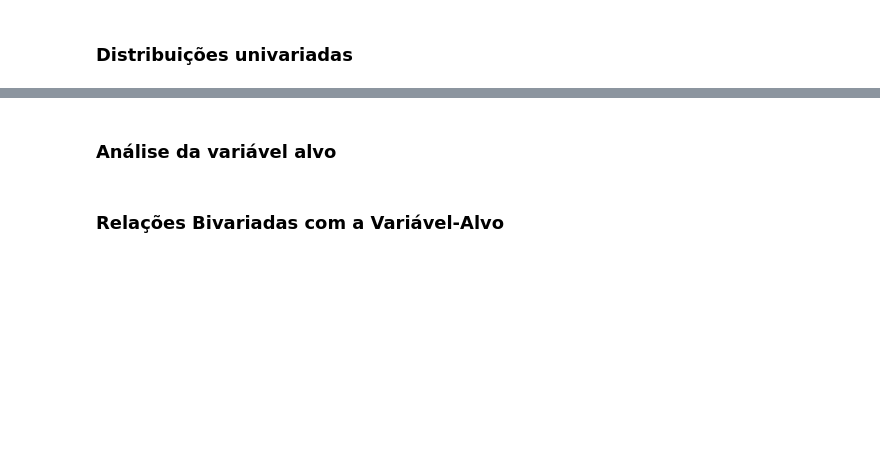
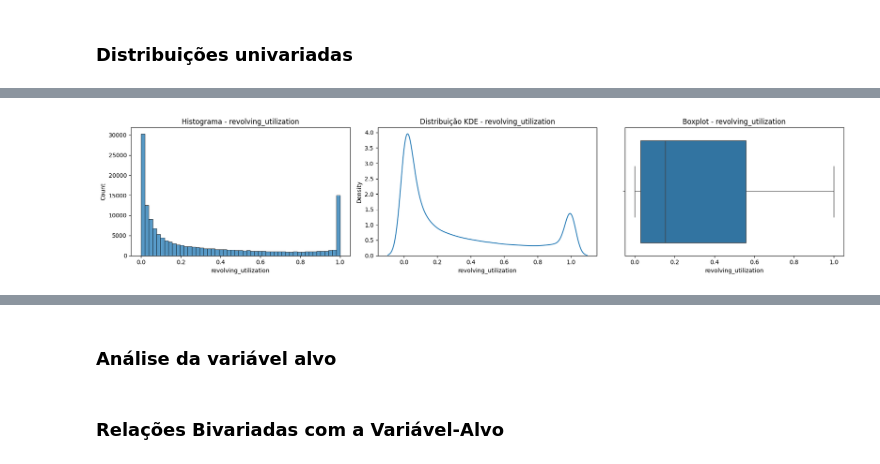
Before and after one commit to eduardoemf/credit-risk-classifier, a Jupyter notebook: notebooks/02_analise_exploratoria.ipynb, the cells around one changed output, grey strips where cells are left out. Cells and saved outputs as stored; diff of their text form; code cells hidden in the pictures; blank space fills up the shorter version.

```diff
--- a/notebooks/02_analise_exploratoria.ipynb
+++ b/notebooks/02_analise_exploratoria.ipynb
@@ -39,0 +160,47 @@ df =
+# %%
+# Função auxiliar para gerar os gráficos de análise para variáveis contínuas
+
+def plot_continuous(df, column):
+    """
+    Gera visualizações para análise de uma variável contínua.
+
+    A função cria três gráficos lado a lado para a coluna especificada:
+    um histograma, um gráfico de densidade (KDE) e um boxplot, auxiliando
+    na análise da distribuição dos dados.
+
+    Args:
+        df (pandas.DataFrame): DataFrame contendo os dados.
+        column (str): Nome da coluna numérica a ser analisada.
+
+    Returns:
+        None: A função apenas exibe os gráficos e não retorna valores.
+
+    Raises:
+        KeyError: Se a coluna especificada não existir no DataFrame.
+        TypeError: Se os dados da coluna não forem compatíveis com as
+            funções de plotagem (por exemplo, dados não numéricos).
+
+    Example:
+        >>> plot_continuous(df, "age")
+    """
+    fig, axes = plt.subplots(1, 3, figsize=(18, 4))
+
+    # Histograma
+    sns.histplot(df[column], kde=False, ax=axes[0])
+    axes[0].set_title(f'Histograma - {column}')
+
+    # KDE
+    sns.kdeplot(df[column], ax=axes[1])
+    axes[1].set_title(f'Distribuição KDE - {column}')
+
+    # Boxplot
+    sns.boxplot(x=df[column], ax=axes[2])
+    axes[2].set_title(f'Boxplot - {column}')
+
+    plt.tight_layout()
+    plt.show()
+# %%
+# Análise da variável 'revolving_utilization'
+plot_continuous(df, 'revolving_utilization')
+# %% [output]
+[figure, added]
```
Also changed, not shown: parts of 40 cells of this notebook.
